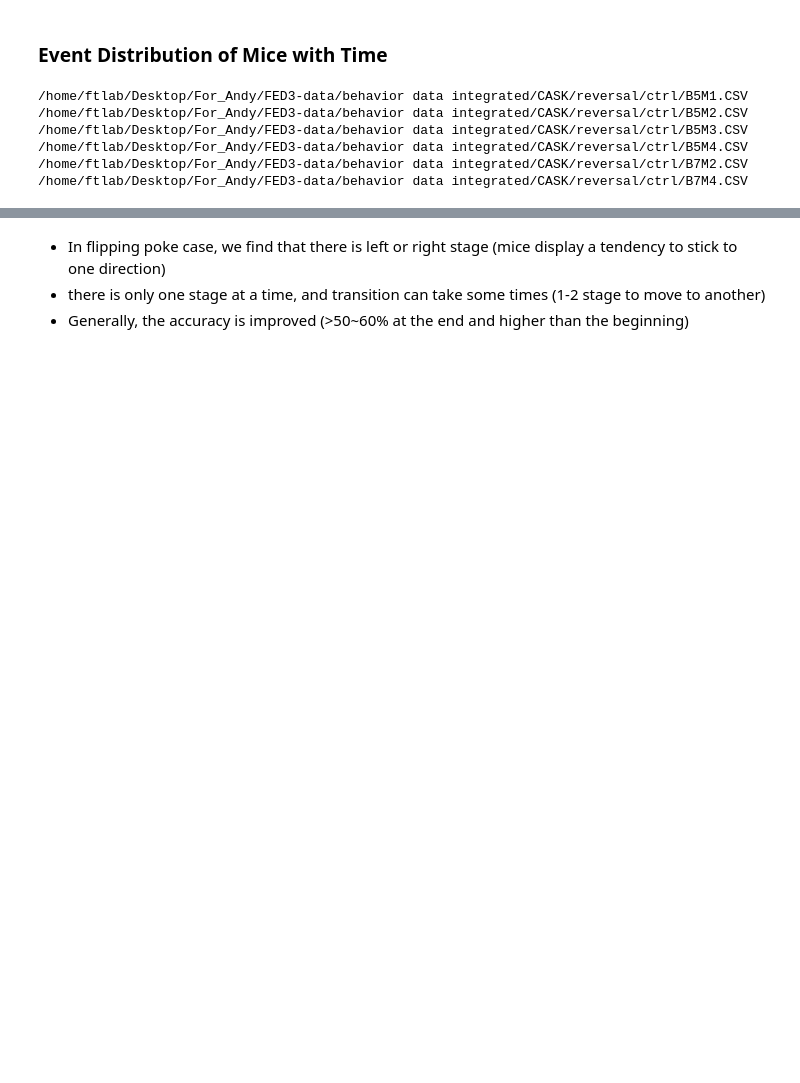
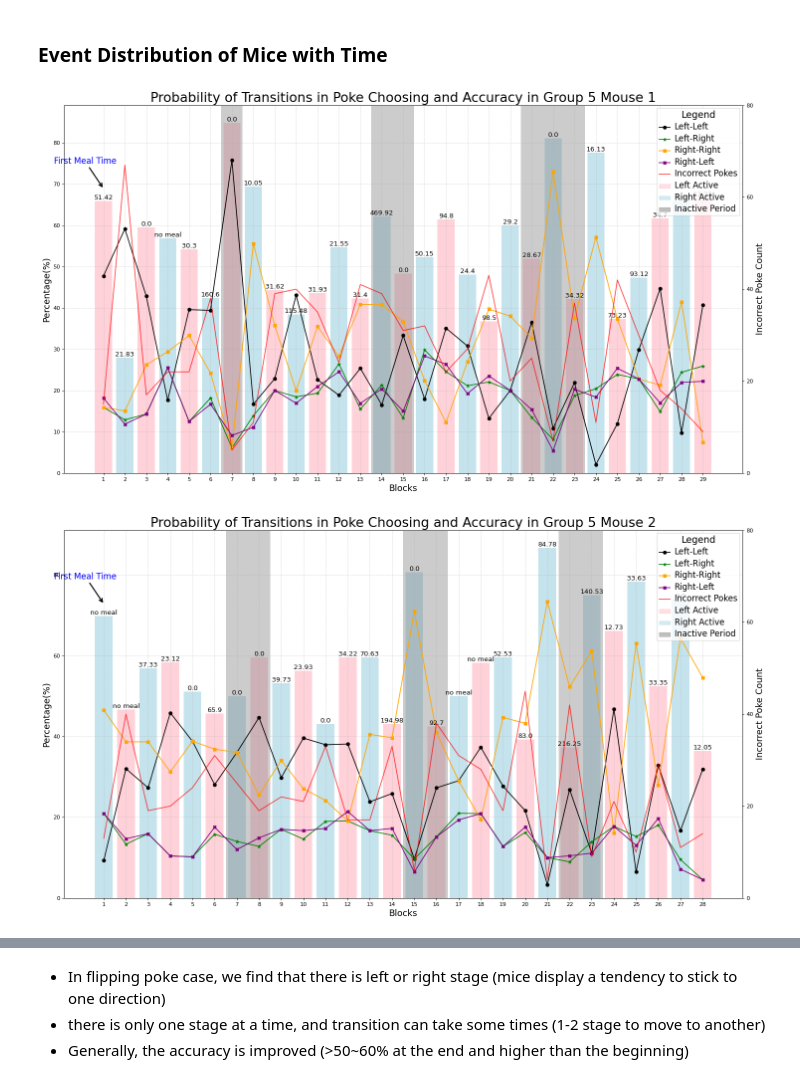
Before and after one commit to ftlabucsd/FEDUPP, a Jupyter notebook: CASK/CASK Rev Transitions.ipynb, the cells around one changed output, grey strips where cells are left out. Drawn from its saved outputs; the diff is of its cells as text; code cells hidden in the pictures; blank space fills up the shorter version.

Commit message:
update transition and rev accuracy

```diff
--- a/CASK/CASK Rev Transitions.ipynb
+++ b/CASK/CASK Rev Transitions.ipynb
@@ -9,21 +10,11 @@ import paths
 from preprocessing import read_csv_clean
 # %%
-proportion = 0.8
-
-ctrl_scores = []
-
 for path in paths.contigency_flip_ctrl:
-    print(path)
-    data_dropped = read_csv_clean(path, remove_trivial=False)
+    data_dropped = read_csv_clean(path, remove_trivial=False, collect_time=True)
     blocks = dit.split_data_to_blocks(data_dropped)
-    # data_stats = dit.get_transition_info(blocks)
-    # dit.graph_tranition_stats(data_stats, blocks, path)
-    # diff, left_start = dit.get_difference_key(data_stats)
-    ctrl_scores.append(dit.learning_score(blocks, proportion=proportion))
+    meals = find_meals(data_dropped)
+    data_stats = dit.get_transition_info(blocks, meals)
+    dit.graph_tranition_stats(data_stats, blocks, path)
 # %% [output]
-/home/ftlab/Desktop/For_Andy/FED3-data/behavior data integrated/CASK/reversal/ctrl/B5M1.CSV
-/home/ftlab/Desktop/For_Andy/FED3-data/behavior data integrated/CASK/reversal/ctrl/B5M2.CSV
-/home/ftlab/Desktop/For_Andy/FED3-data/behavior data integrated/CASK/reversal/ctrl/B5M3.CSV
-/home/ftlab/Desktop/For_Andy/FED3-data/behavior data integrated/CASK/reversal/ctrl/B5M4.CSV
-/home/ftlab/Desktop/For_Andy/FED3-data/behavior data integrated/CASK/reversal/ctrl/B7M2.CSV
-/home/ftlab/Desktop/For_Andy/FED3-data/behavior data integrated/CASK/reversal/ctrl/B7M4.CSV
+[figure, added]
+[figure, added]
```
Also changed, not shown: parts of 8 cells of this notebook, 16 other files.
